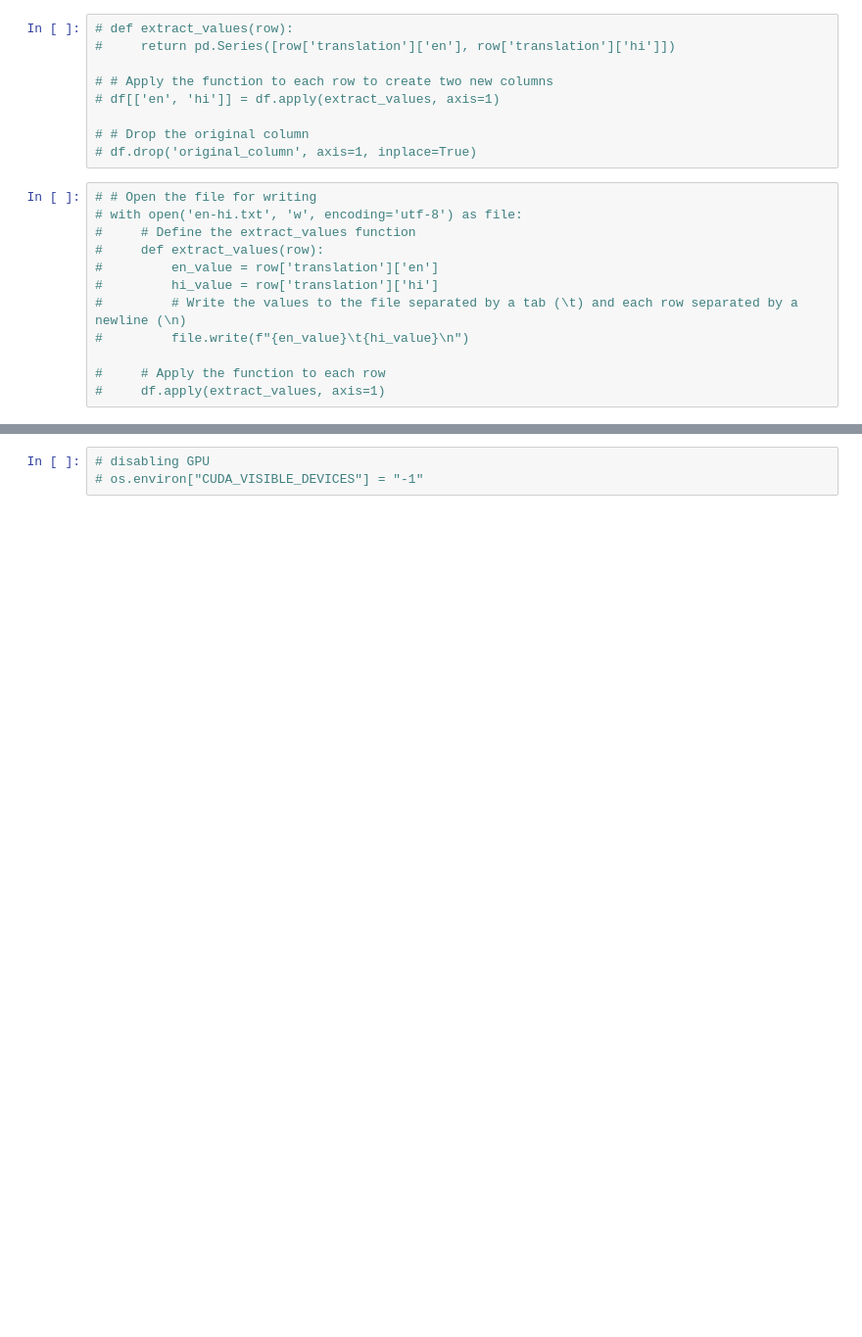
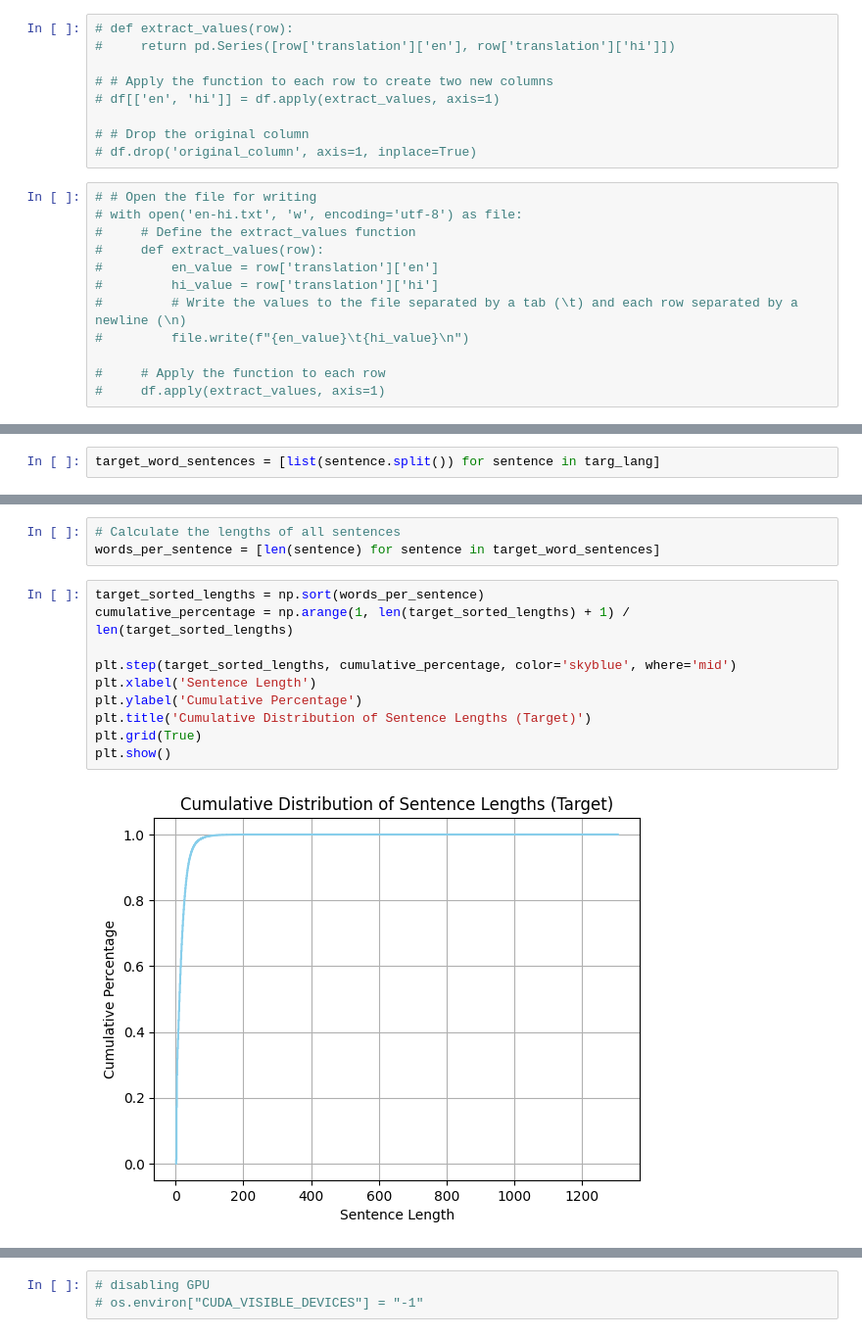
Before and after one commit to riziuzi/CompeteModels, a Jupyter notebook: models/INCtranslator_eng_hindi.ipynb, the cells around one changed output, grey strips where cells are left out. Shown: that part at 98% size. Saved outputs shown, nothing was run; the diff lists cells and outputs as text; blank space fills up the shorter version.

```diff
--- a/models/INCtranslator_eng_hindi.ipynb
+++ b/models/INCtranslator_eng_hindi.ipynb
@@ -49,0 +168,2 @@ For more information see: https://github.com/tensorflow/addons/issues/2807
+# %%
+target_word_sentences = [list(sentence.split()) for sentence in targ_lang]
@@ -49,0 +179,15 @@ For more information see: https://github.com/tensorflow/addons/issues/2807
+# %%
+# Calculate the lengths of all sentences
+words_per_sentence = [len(sentence) for sentence in target_word_sentences]
+# %%
+target_sorted_lengths = np.sort(words_per_sentence)
+cumulative_percentage = np.arange(1, len(target_sorted_lengths) + 1) / len(target_sorted_lengths)
+
+plt.step(target_sorted_lengths, cumulative_percentage, color='skyblue', where='mid')
+plt.xlabel('Sentence Length')
+plt.ylabel('Cumulative Percentage')
+plt.title('Cumulative Distribution of Sentence Lengths (Target)')
+plt.grid(True)
+plt.show()
+# %% [output]
+[figure, added]
```
Also changed, not shown: parts of 34 cells of this notebook, 2 other files.
